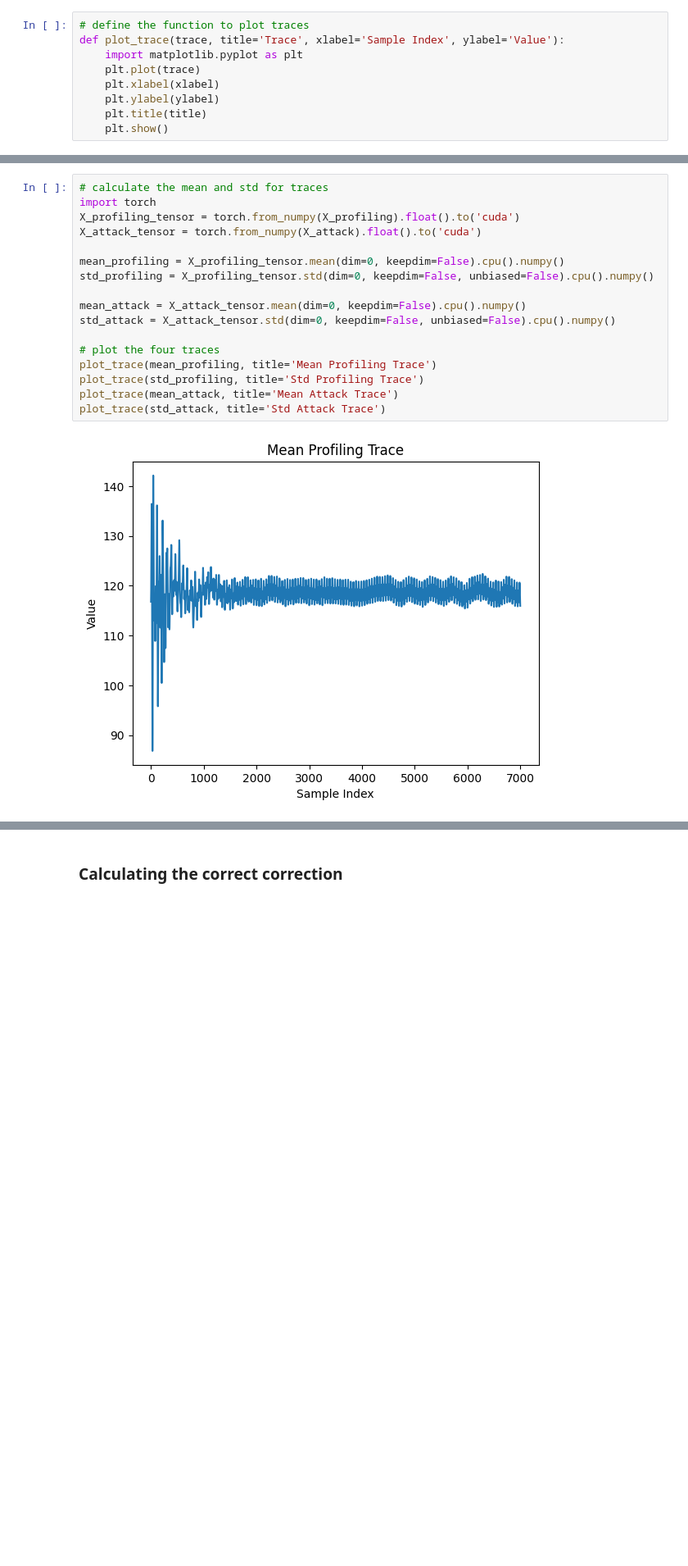
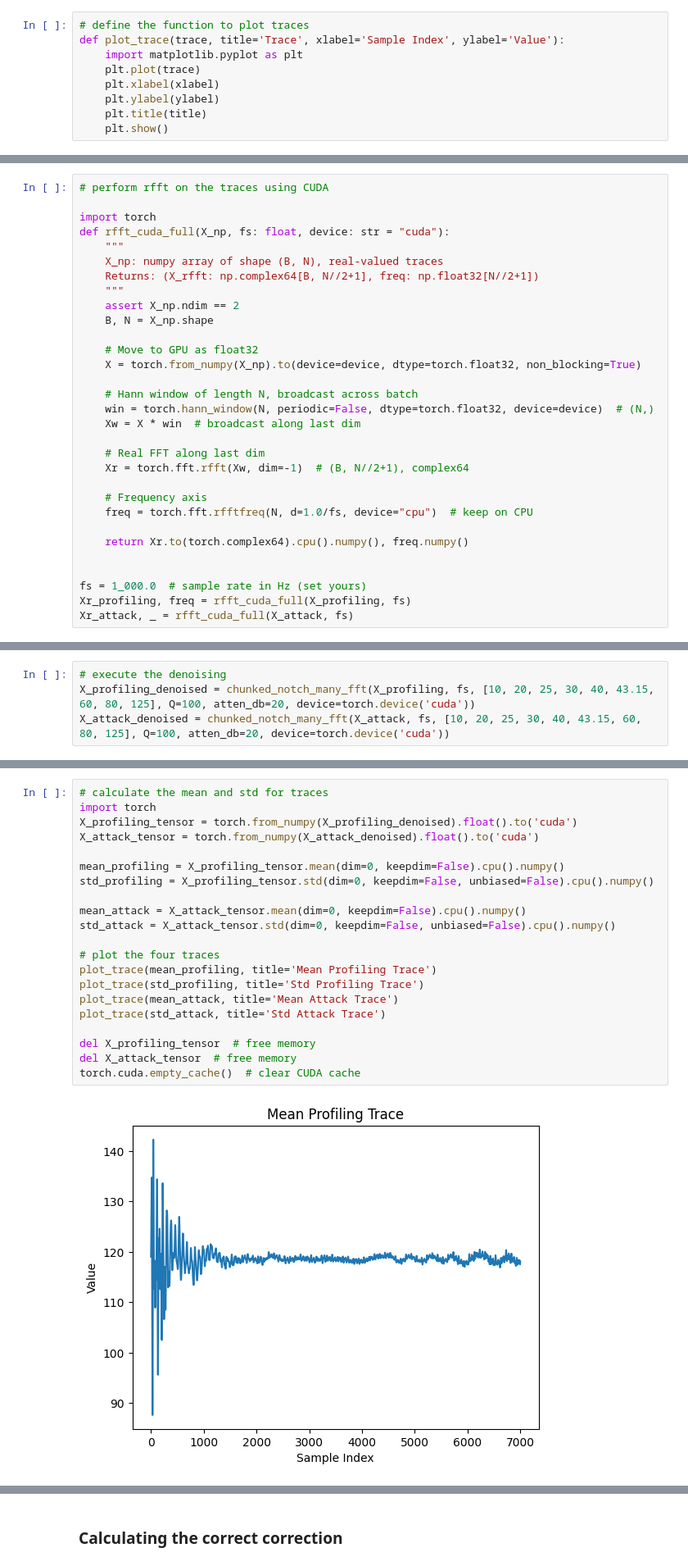
Before and after one commit to LucianoXu/CHES2025-Challenge, a Jupyter notebook: dataset_analysis.ipynb, the cells around one changed output, grey strips where cells are left out. Shown at 82% size. Drawn from its saved outputs; the diff is of its cells as text; blank space fills up the shorter version.

Commit message:
add denoising

```diff
--- a/dataset_analysis.ipynb
+++ b/dataset_analysis.ipynb
@@ -25,0 +28,31 @@ def plot_trace(trace, title='Trace', xlabel='Sample Index', ylabel='Value'):
+# %%
+# perform rfft on the traces using CUDA
+
+import torch
+def rfft_cuda_full(X_np, fs: float, device: str = "cuda"):
+    """
+    X_np: numpy array of shape (B, N), real-valued traces
+    Returns: (X_rfft: np.complex64[B, N//2+1], freq: np.float32[N//2+1])
+    """
+    assert X_np.ndim == 2
+    B, N = X_np.shape
+
+    # Move to GPU as float32
+    X = torch.from_numpy(X_np).to(device=device, dtype=torch.float32, non_blocking=True)
+
+    # Hann window of length N, broadcast across batch
+    win = torch.hann_window(N, periodic=False, dtype=torch.float32, device=device)  # (N,)
+    Xw = X * win  # broadcast along last dim
+
+    # Real FFT along last dim
+    Xr = torch.fft.rfft(Xw, dim=-1)  # (B, N//2+1), complex64
+
+    # Frequency axis
+    freq = torch.fft.rfftfreq(N, d=1.0/fs, device="cpu")  # keep on CPU
+
+    return Xr.to(torch.complex64).cpu().numpy(), freq.numpy()
+
+
+fs = 1_000.0  # sample rate in Hz (set yours)
+Xr_profiling, freq = rfft_cuda_full(X_profiling, fs)
+Xr_attack, _ = rfft_cuda_full(X_attack, fs)
@@ -25,0 +107,4 @@ def plot_trace(trace, title='Trace', xlabel='Sample Index', ylabel='Value'):
+# %%
+# execute the denoising
+X_profiling_denoised = chunked_notch_many_fft(X_profiling, fs, [10, 20, 25, 30, 40, 43.15, 60, 80, 125], Q=100, atten_db=20, device=torch.device('cuda'))
+X_attack_denoised = chunked_notch_many_fft(X_attack, fs, [10, 20, 25, 30, 40, 43.15, 60, 80, 125], Q=100, atten_db=20, device=torch.device('cuda'))
@@ -26,19 +113,23 @@ def plot_trace(trace, title='Trace', xlabel='Sample Index', ylabel='Value'):
 # %%
 # calculate the mean and std for traces
 import torch
-X_profiling_tensor = torch.from_numpy(X_profiling).float().to('cuda')
-X_attack_tensor = torch.from_numpy(X_attack).float().to('cuda')
+X_profiling_tensor = torch.from_numpy(X_profiling_denoised).float().to('cuda')
+X_attack_tensor = torch.from_numpy(X_attack_denoised).float().to('cuda')
 
 mean_profiling = X_profiling_tensor.mean(dim=0, keepdim=False).cpu().numpy()
 std_profiling = X_profiling_tensor.std(dim=0, keepdim=False, unbiased=False).cpu().numpy()
 
 mean_attack = X_attack_tensor.mean(dim=0, keepdim=False).cpu().numpy()
 std_attack = X_attack_tensor.std(dim=0, keepdim=False, unbiased=False).cpu().numpy()
 
 # plot the four traces
 plot_trace(mean_profiling, title='Mean Profiling Trace')
 plot_trace(std_profiling, title='Std Profiling Trace')
 plot_trace(mean_attack, title='Mean Attack Trace')
 plot_trace(std_attack, title='Std Attack Trace')
+
+del X_profiling_tensor  # free memory
+del X_attack_tensor  # free memory
+torch.cuda.empty_cache()  # clear CUDA cache
 # %% [output]
-[figure, old version]
+[figure, new version]
```
Also changed, not shown: parts of 21 cells of this notebook, 4 other files.
